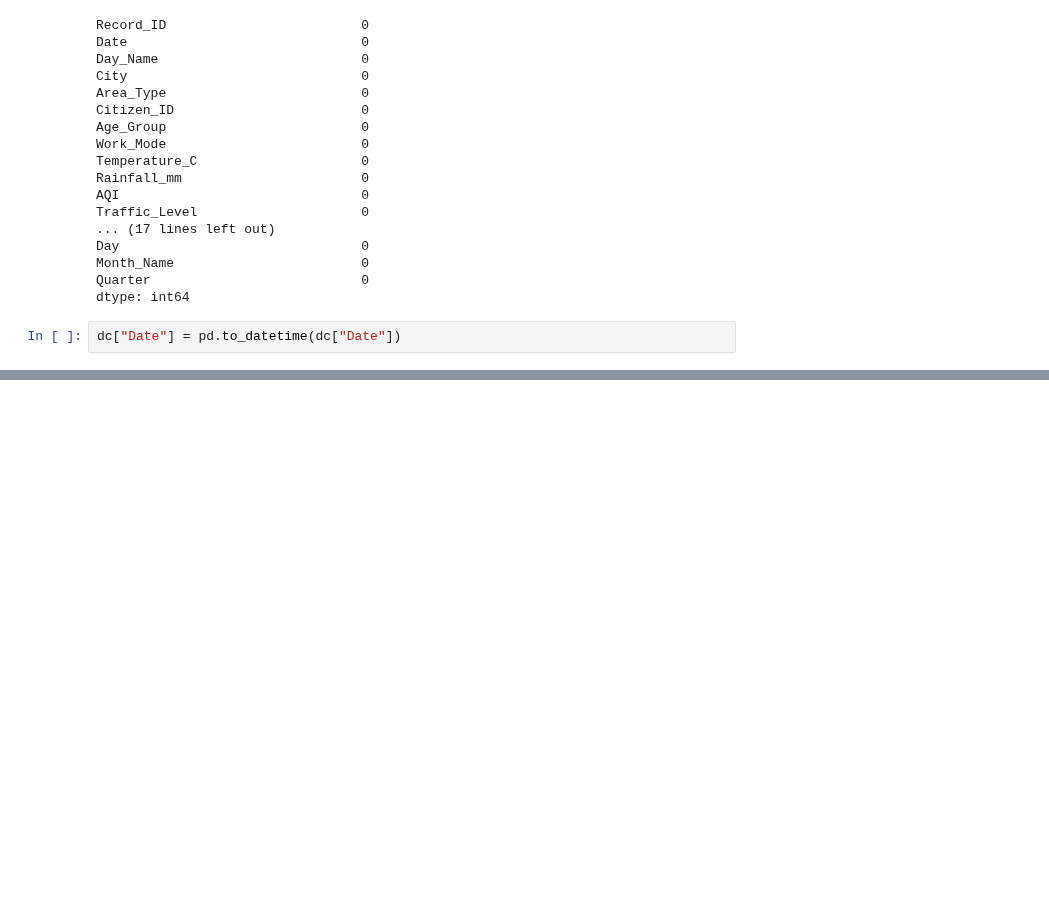
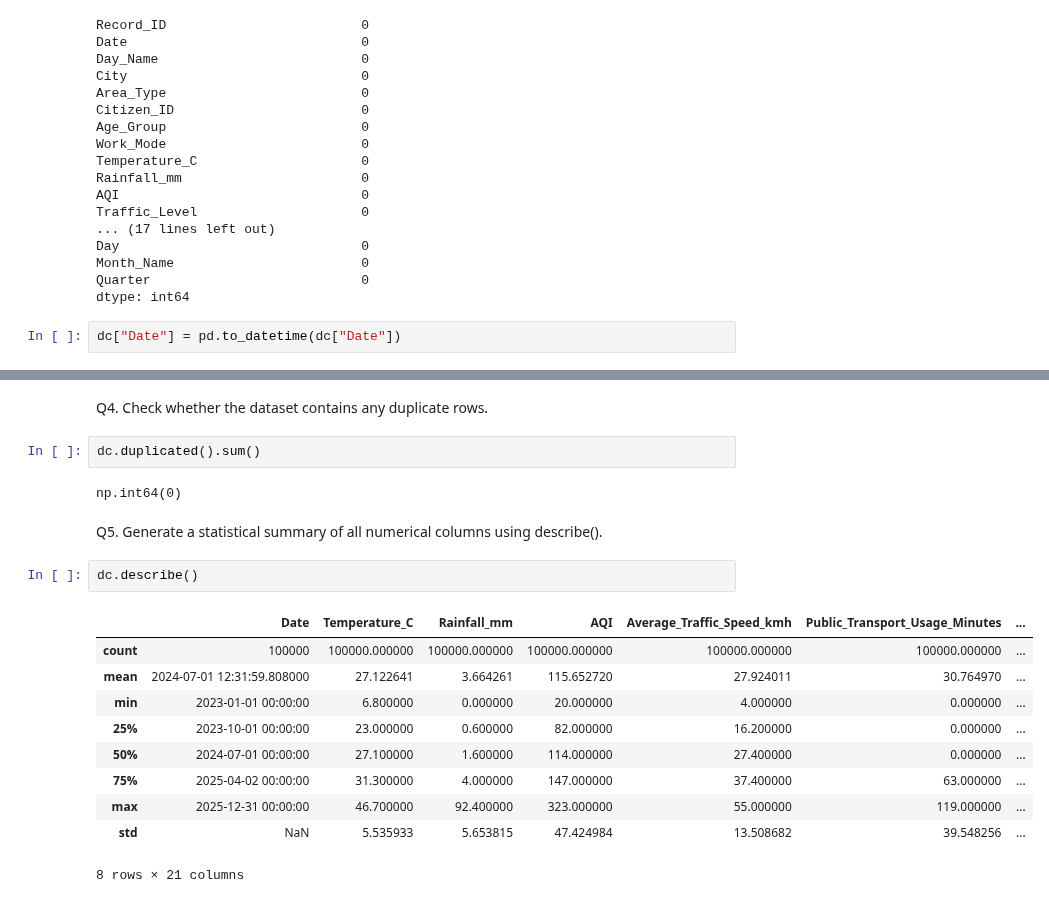
Before and after one commit to Suraj-kumar121K/PANDAS-CURSE, a Jupyter notebook: smart_city_urban_life_analysis_Project/EDA_Problem.ipynb, the cells around one changed output, grey strips where cells are left out. Saved outputs shown, nothing was run; the diff lists cells and outputs as text; blank space fills up the shorter version.

```diff
--- a/smart_city_urban_life_analysis_Project/EDA_Problem.ipynb
+++ b/smart_city_urban_life_analysis_Project/EDA_Problem.ipynb
@@ -100,0 +333,21 @@ dc["Date"] = pd.to_datetime(dc["Date"])
+# %% [markdown]
+Q4. Check whether the dataset contains any duplicate rows.
+# %%
+dc.duplicated().sum()
+# %% [output]
+np.int64(0)
+# %% [markdown]
+Q5. Generate a statistical summary of all numerical columns using describe().
+# %%
+dc.describe()
+# %% [output]
+|  | Date | Temperature_C | Rainfall_mm | AQI | Average_Traffic_Speed_kmh | Public_Transport_Usage_Minutes | ... |
+| count | 100000 | 100000.000000 | 100000.000000 | 100000.000000 | 100000.000000 | 100000.000000 | ... |
+| mean | 2024-07-01 12:31:59.808000 | 27.122641 | 3.664261 | 115.652720 | 27.924011 | 30.764970 | ... |
+| min | 2023-01-01 00:00:00 | 6.800000 | 0.000000 | 20.000000 | 4.000000 | 0.000000 | ... |
+| 25% | 2023-10-01 00:00:00 | 23.000000 | 0.600000 | 82.000000 | 16.200000 | 0.000000 | ... |
+| 50% | 2024-07-01 00:00:00 | 27.100000 | 1.600000 | 114.000000 | 27.400000 | 0.000000 | ... |
+| 75% | 2025-04-02 00:00:00 | 31.300000 | 4.000000 | 147.000000 | 37.400000 | 63.000000 | ... |
+| max | 2025-12-31 00:00:00 | 46.700000 | 92.400000 | 323.000000 | 55.000000 | 119.000000 | ... |
+| std | NaN | 5.535933 | 5.653815 | 47.424984 | 13.508682 | 39.548256 | ... |
+8 rows × 21 columns
```
Also changed, not shown: parts of 82 cells of this notebook.
